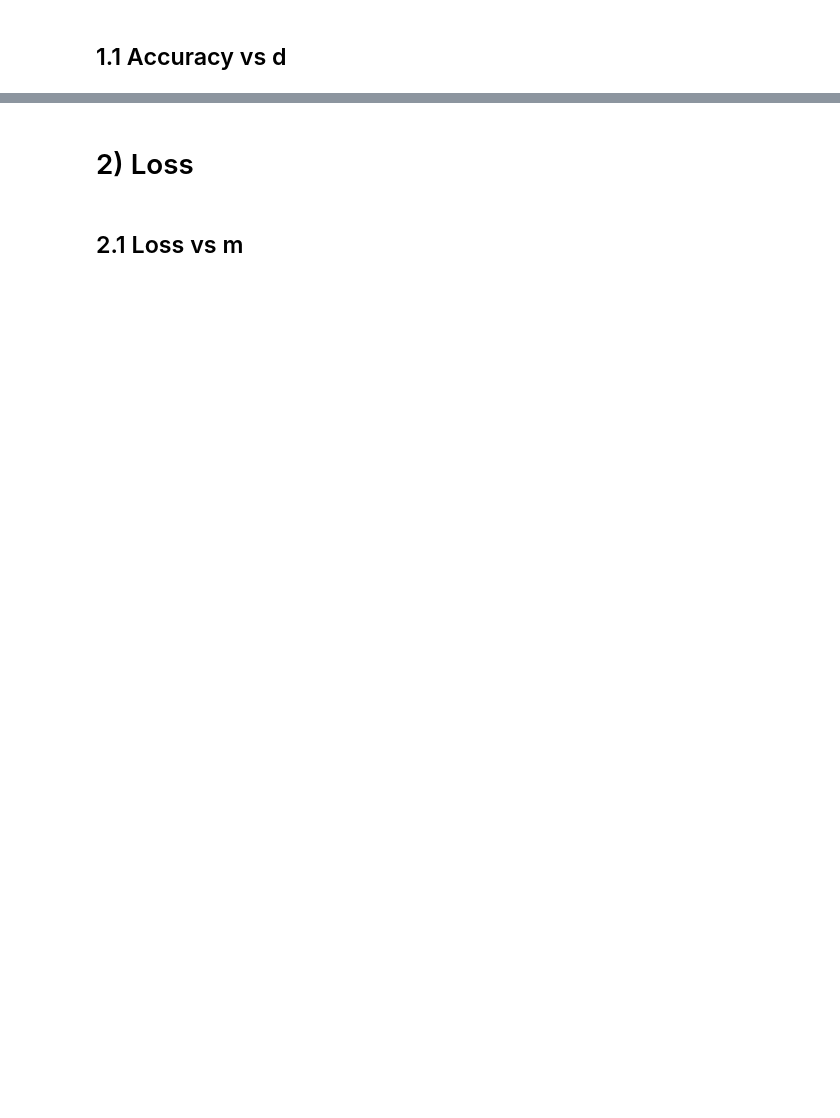
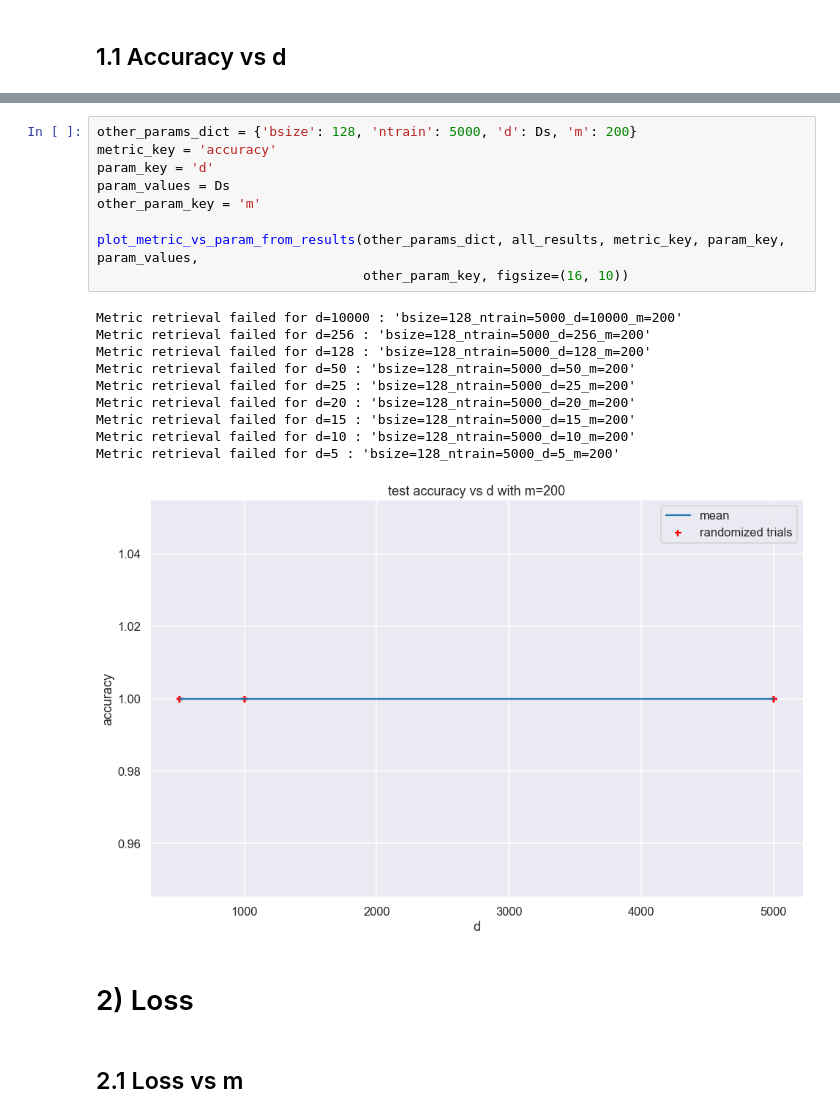
Before and after one commit to karl-hajjar/wide-networks, a Jupyter notebook: figures/wide_2_layer/activation=relu_loss=logistic_opt=sgd_init=custom/k=3_r=0.5/generate-plots.ipynb, the cells around one changed output, grey strips where cells are left out. Saved outputs shown, nothing was run; the diff lists cells and outputs as text; blank space fills up the shorter version.

```diff
--- a/figures/wide_2_layer/activation=relu_loss=logistic_opt=sgd_init=custom/k=3_r=0.5/generate-plots.ipynb
+++ b/figures/wide_2_layer/activation=relu_loss=logistic_opt=sgd_init=custom/k=3_r=0.5/generate-plots.ipynb
@@ -122,3 +121,23 @@ Metric retrieval failed for d=5 : 'bsize=128_ntrain=5000_d=5_m=10'
+# %%
+other_params_dict = {'bsize': 128, 'ntrain': 5000, 'd': Ds, 'm': 200}
+metric_key = 'accuracy'
+param_key = 'd'
+param_values = Ds
+other_param_key = 'm'
+
+plot_metric_vs_param_from_results(other_params_dict, all_results, metric_key, param_key, param_values,
+                                  other_param_key, figsize=(16, 10))
+# %% [output]
+Metric retrieval failed for d=10000 : 'bsize=128_ntrain=5000_d=10000_m=200'
+Metric retrieval failed for d=256 : 'bsize=128_ntrain=5000_d=256_m=200'
+Metric retrieval failed for d=128 : 'bsize=128_ntrain=5000_d=128_m=200'
+Metric retrieval failed for d=50 : 'bsize=128_ntrain=5000_d=50_m=200'
+Metric retrieval failed for d=25 : 'bsize=128_ntrain=5000_d=25_m=200'
+Metric retrieval failed for d=20 : 'bsize=128_ntrain=5000_d=20_m=200'
+Metric retrieval failed for d=15 : 'bsize=128_ntrain=5000_d=15_m=200'
+Metric retrieval failed for d=10 : 'bsize=128_ntrain=5000_d=10_m=200'
+Metric retrieval failed for d=5 : 'bsize=128_ntrain=5000_d=5_m=200'
+[figure, added]
 # %% [markdown]
 # 2) Loss
 # %% [markdown]
```
Also changed, not shown: parts of 22 cells of this notebook, 1 other file.
